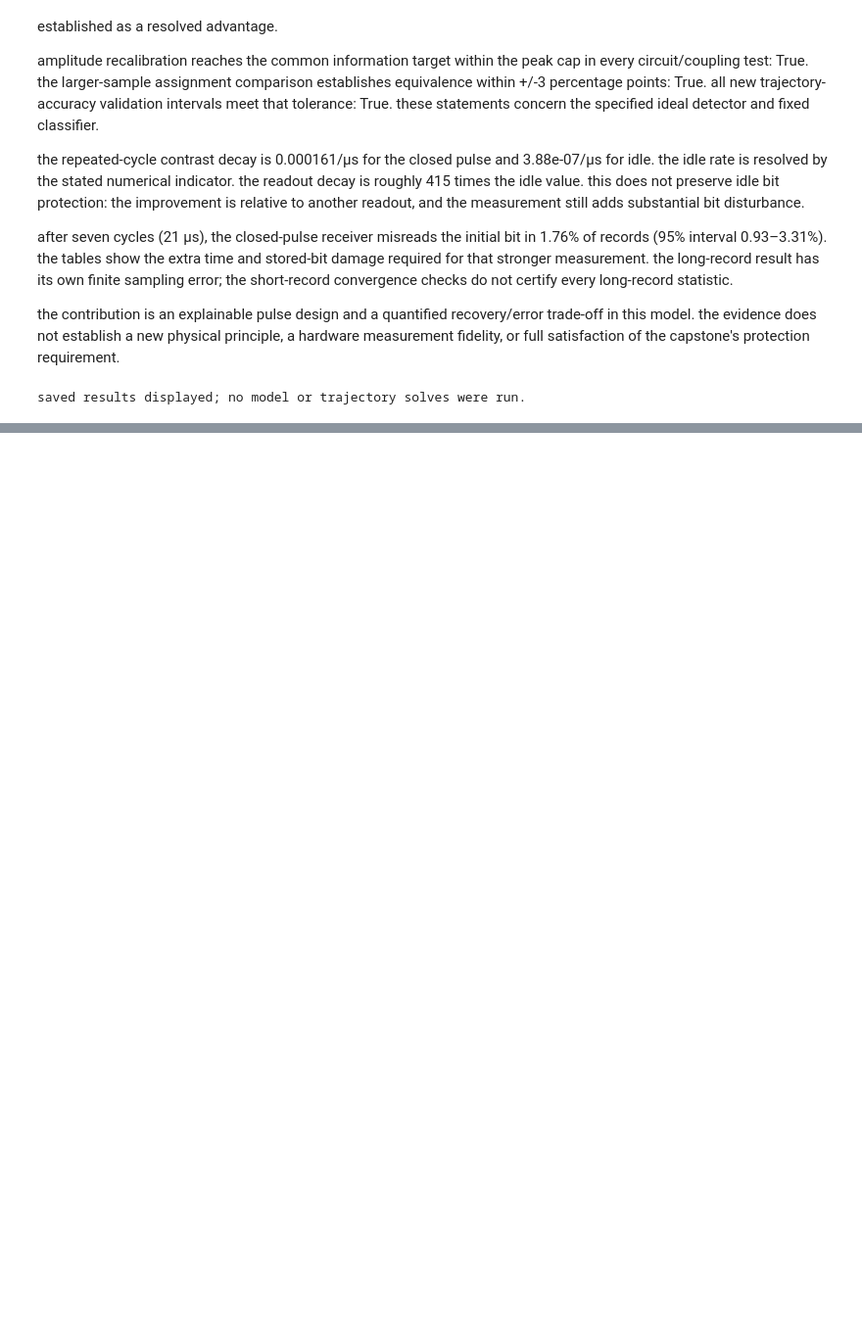
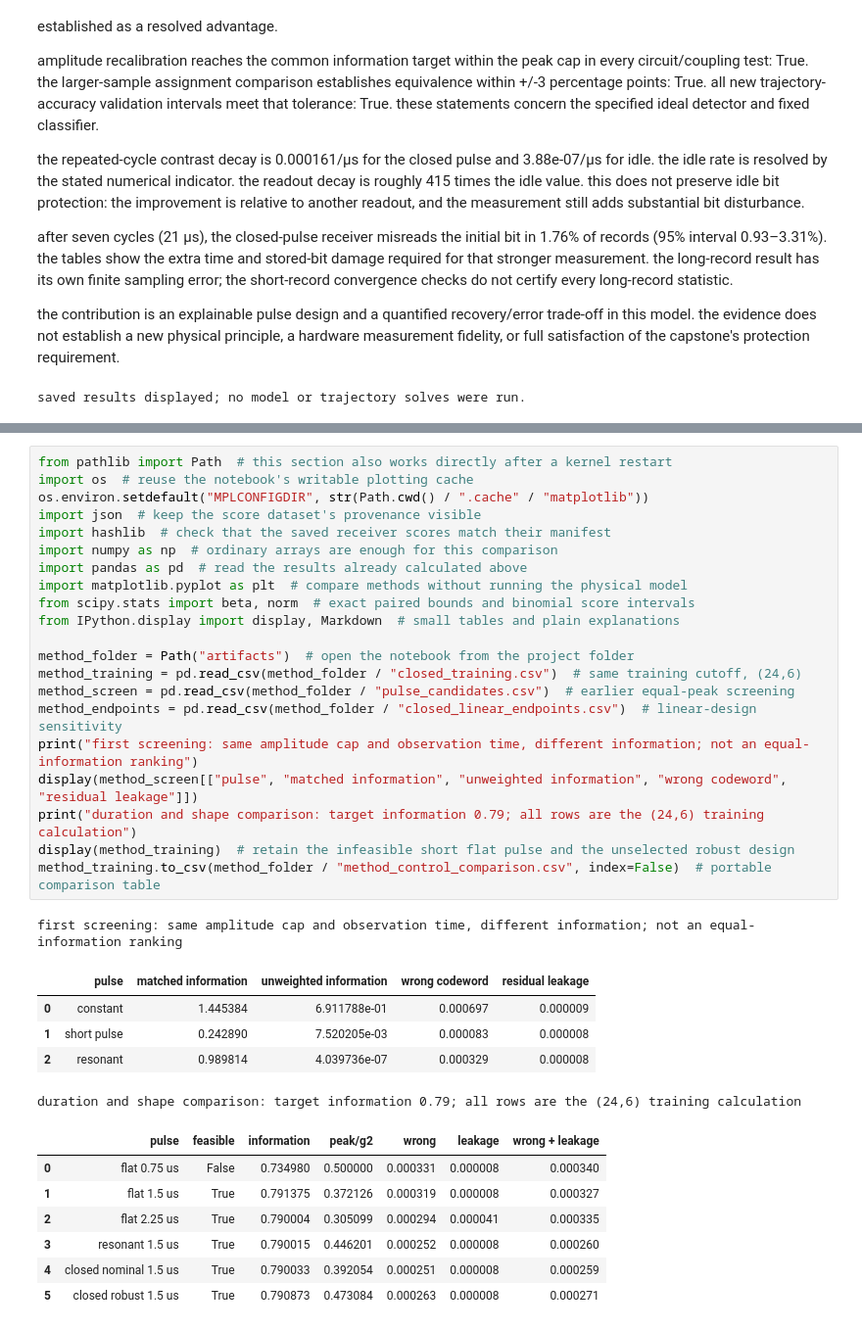
Before and after one commit to simransummermalik/solvingalice-bob, a Jupyter notebook: cat_qubits.ipynb, the cells around one changed output, grey strips where cells are left out. Shown at 98% size. Cells and saved outputs as stored; diff of their text form; blank space fills up the shorter version.

```diff
--- a/cat_qubits.ipynb
+++ b/cat_qubits.ipynb
@@ -2583,0 +2611,35 @@ saved results displayed; no model or trajectory solves were run.
+# %%
+from pathlib import Path  # this section also works directly after a kernel restart
+import os  # reuse the notebook's writable plotting cache
+os.environ.setdefault("MPLCONFIGDIR", str(Path.cwd() / ".cache" / "matplotlib"))
+import json  # keep the score dataset's provenance visible
+import hashlib  # check that the saved receiver scores match their manifest
+import numpy as np  # ordinary arrays are enough for this comparison
+import pandas as pd  # read the results already calculated above
+import matplotlib.pyplot as plt  # compare methods without running the physical model
+from scipy.stats import beta, norm  # exact paired bounds and binomial score intervals
+from IPython.display import display, Markdown  # small tables and plain explanations
+
+method_folder = Path("artifacts")  # open the notebook from the project folder
+method_training = pd.read_csv(method_folder / "closed_training.csv")  # same training cutoff, (24,6)
+method_screen = pd.read_csv(method_folder / "pulse_candidates.csv")  # earlier equal-peak screening
+method_endpoints = pd.read_csv(method_folder / "closed_linear_endpoints.csv")  # linear-design sensitivity
+print("first screening: same amplitude cap and observation time, different information; not an equal-information ranking")
+display(method_screen[["pulse", "matched information", "unweighted information", "wrong codeword", "residual leakage"]])
+print("duration and shape comparison: target information 0.79; all rows are the (24,6) training calculation")
+display(method_training)  # retain the infeasible short flat pulse and the unselected robust design
+method_training.to_csv(method_folder / "method_control_comparison.csv", index=False)  # portable comparison table
+# %% [output]
+first screening: same amplitude cap and observation time, different information; not an equal-information ranking
+|  | pulse | matched information | unweighted information | wrong codeword | residual leakage |
+| 0 | constant | 1.445384 | 6.911788e-01 | 0.000697 | 0.000009 |
+| 1 | short pulse | 0.242890 | 7.520205e-03 | 0.000083 | 0.000008 |
+| 2 | resonant | 0.989814 | 4.039736e-07 | 0.000329 | 0.000008 |
+duration and shape comparison: target information 0.79; all rows are the (24,6) training calculation
+|  | pulse | feasible | information | peak/g2 | wrong | leakage | wrong + leakage |
+| 0 | flat 0.75 us | False | 0.734980 | 0.500000 | 0.000331 | 0.000008 | 0.000340 |
+| 1 | flat 1.5 us | True | 0.791375 | 0.372126 | 0.000319 | 0.000008 | 0.000327 |
+| 2 | flat 2.25 us | True | 0.790004 | 0.305099 | 0.000294 | 0.000041 | 0.000335 |
+| 3 | resonant 1.5 us | True | 0.790015 | 0.446201 | 0.000252 | 0.000008 | 0.000260 |
+| 4 | closed nominal 1.5 us | True | 0.790033 | 0.392054 | 0.000251 | 0.000008 | 0.000259 |
+| 5 | closed robust 1.5 us | True | 0.790873 | 0.473084 | 0.000263 | 0.000008 | 0.000271 |
```
Also changed, not shown: parts of 28 cells of this notebook, 57 other files.
